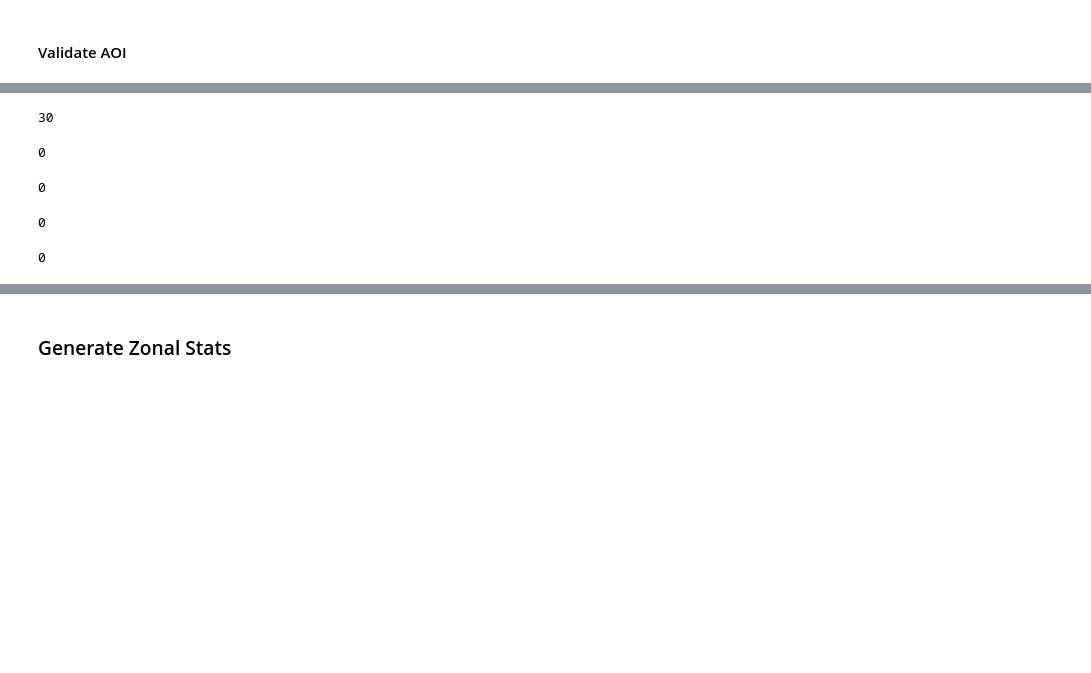
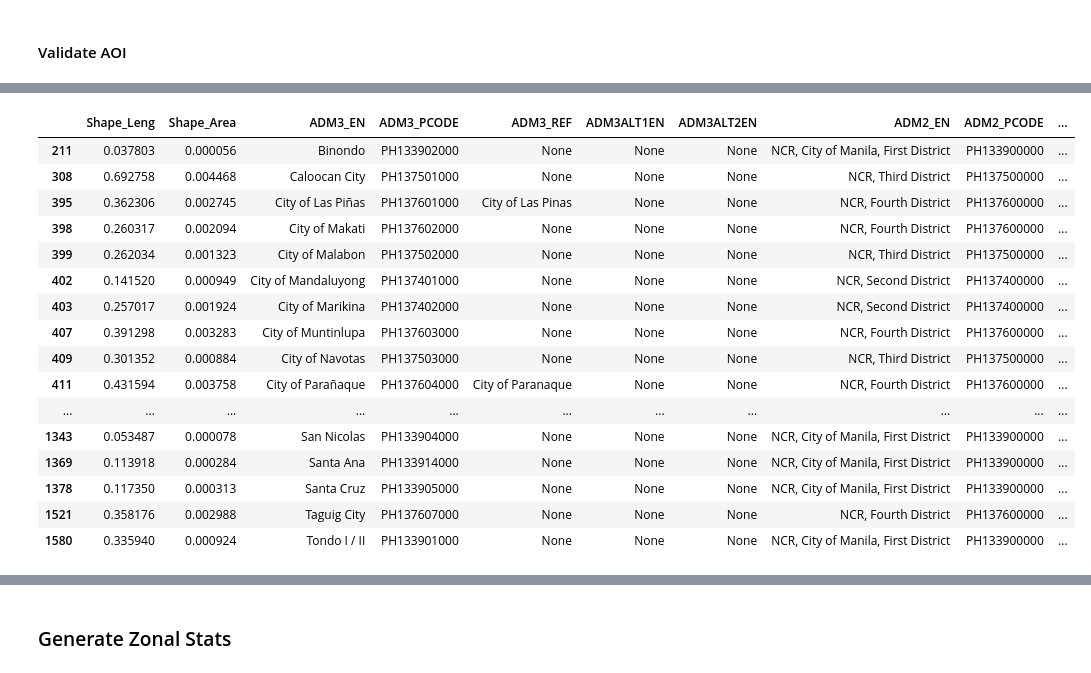
Before and after one commit to thinkingmachines/geowrangler, a Jupyter notebook: notebooks/overview.usecase_ookla.ipynb, the cells around one changed output, grey strips where cells are left out. Drawn from its saved outputs; the diff is of its cells as text; code cells hidden in the pictures; blank space fills up the shorter version.

```diff
--- a/notebooks/overview.usecase_ookla.ipynb
+++ b/notebooks/overview.usecase_ookla.ipynb
@@ -294,20 +294,20 @@ Wall time: 489 ms
-# %%
-(~valid_admin3.is_oriented_properly).sum(axis=None)
-# %% [output]
-30
-# %%
-(~valid_admin3.is_not_null).sum(axis=None)
-# %% [output]
-0
-# %%
-(~valid_admin3.is_not_self_intersecting).sum(axis=None)
-# %% [output]
-0
-# %%
-(~valid_admin3.is_within_crs_bounds).sum(axis=None)
-# %% [output]
-0
-# %%
-(~valid_admin3.area_is_not_zero).sum(axis=None)
-# %% [output]
-0
+# %%
+valid_admin3
+# %% [output]
+|  | Shape_Leng | Shape_Area | ADM3_EN | ADM3_PCODE | ADM3_REF | ADM3ALT1EN | ADM3ALT2EN | ADM2_EN | ADM2_PCODE | ... |
+| 211 | 0.037803 | 0.000056 | Binondo | PH133902000 | None | None | None | NCR, City of Manila, First District | PH133900000 | ... |
+| 308 | 0.692758 | 0.004468 | Caloocan City | PH137501000 | None | None | None | NCR, Third District | PH137500000 | ... |
+| 395 | 0.362306 | 0.002745 | City of Las Piñas | PH137601000 | City of Las Pinas | None | None | NCR, Fourth District | PH137600000 | ... |
+| 398 | 0.260317 | 0.002094 | City of Makati | PH137602000 | None | None | None | NCR, Fourth District | PH137600000 | ... |
+| 399 | 0.262034 | 0.001323 | City of Malabon | PH137502000 | None | None | None | NCR, Third District | PH137500000 | ... |
+| 402 | 0.141520 | 0.000949 | City of Mandaluyong | PH137401000 | None | None | None | NCR, Second District | PH137400000 | ... |
+| 403 | 0.257017 | 0.001924 | City of Marikina | PH137402000 | None | None | None | NCR, Second District | PH137400000 | ... |
+| 407 | 0.391298 | 0.003283 | City of Muntinlupa | PH137603000 | None | None | None | NCR, Fourth District | PH137600000 | ... |
+| 409 | 0.301352 | 0.000884 | City of Navotas | PH137503000 | None | None | None | NCR, Third District | PH137500000 | ... |
+| 411 | 0.431594 | 0.003758 | City of Parañaque | PH137604000 | City of Paranaque | None | None | NCR, Fourth District | PH137600000 | ... |
+| ... | ... | ... | ... | ... | ... | ... | ... | ... | ... | ... |
+| 1343 | 0.053487 | 0.000078 | San Nicolas | PH133904000 | None | None | None | NCR, City of Manila, First District | PH133900000 | ... |
+| 1369 | 0.113918 | 0.000284 | Santa Ana | PH133914000 | None | None | None | NCR, City of Manila, First District | PH133900000 | ... |
+| 1378 | 0.117350 | 0.000313 | Santa Cruz | PH133905000 | None | None | None | NCR, City of Manila, First District | PH133900000 | ... |
+| 1521 | 0.358176 | 0.002988 | Taguig City | PH137607000 | None | None | None | NCR, Fourth District | PH137600000 | ... |
+| 1580 | 0.335940 | 0.000924 | Tondo I / II | PH133901000 | None | None | None | NCR, City of Manila, First District | PH133900000 | ... |
```
Also changed, not shown: parts of 36 cells of this notebook.
